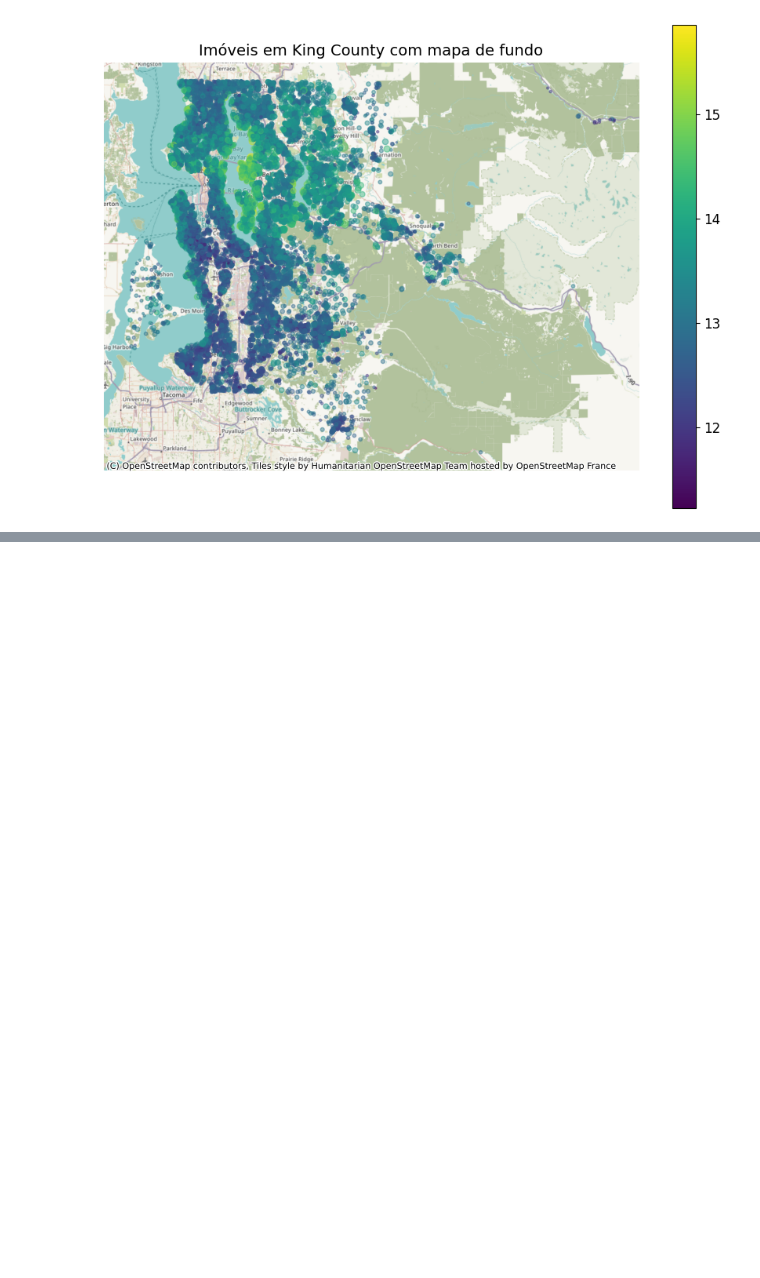
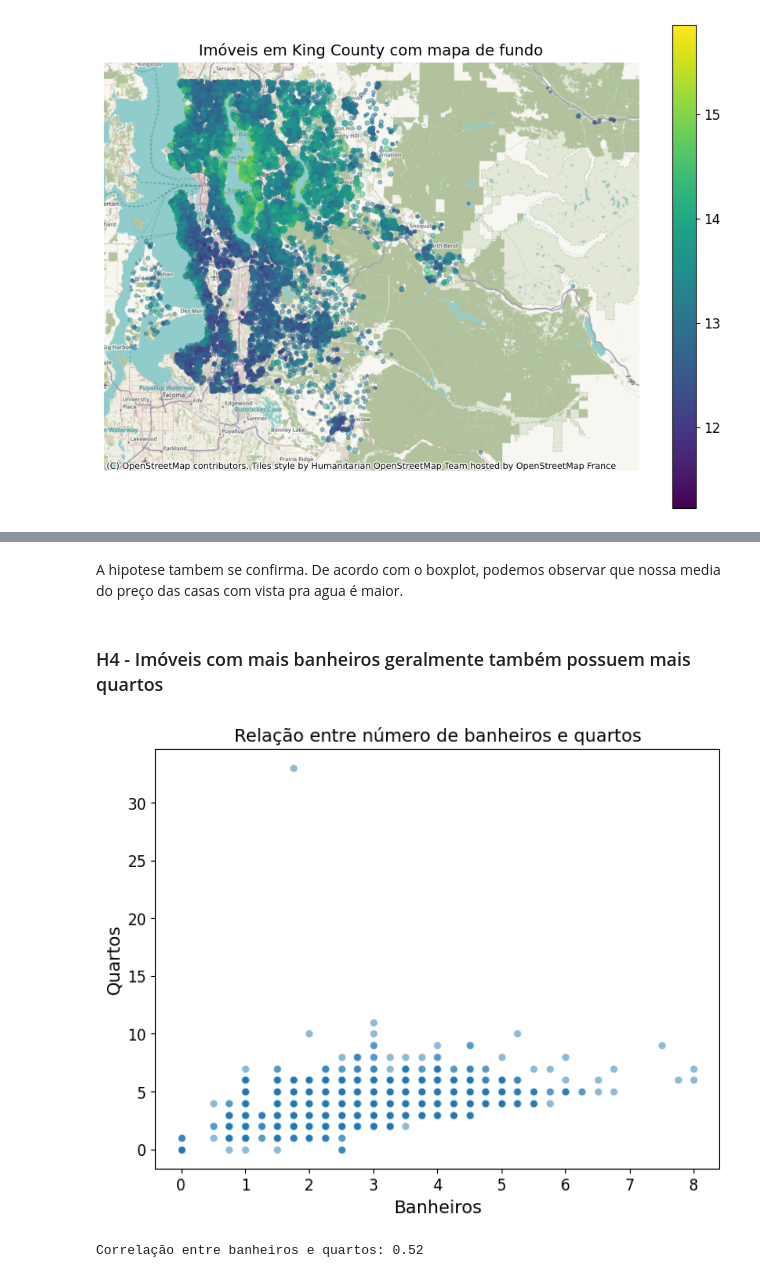
Before and after one commit to alvarosamp/C111-AnaliseDeDados, a Jupyter notebook: Trabalho/codigo.ipynb, the cells around one changed output, grey strips where cells are left out. Cells and saved outputs as stored; diff of their text form; code cells hidden in the pictures; blank space fills up the shorter version.

```diff
--- a/Trabalho/codigo.ipynb
+++ b/Trabalho/codigo.ipynb
@@ -304,0 +427,18 @@ plt.show()
+# %% [markdown]
+A hipotese tambem se confirma. De acordo com o boxplot, podemos observar que nossa media do preço das casas com vista pra agua é maior.
+# %% [markdown]
+### H4 - Imóveis com mais banheiros geralmente também possuem mais quartos
+# %%
+plt.figure(figsize=(8,6))
+sns.scatterplot(x='bathrooms', y='bedrooms', data=df, alpha=0.5)
+plt.title('Relação entre número de banheiros e quartos')
+plt.xlabel('Banheiros')
+plt.ylabel('Quartos')
+plt.show()
+
+# Cálculo da correlação
+correlacao = df['bathrooms'].corr(df['bedrooms'])
+print(f'Correlação entre banheiros e quartos: {correlacao:.2f}')
+# %% [output]
+[figure, added]
+Correlação entre banheiros e quartos: 0.52
```
Also changed, not shown: parts of 42 cells of this notebook, 4 other files.
